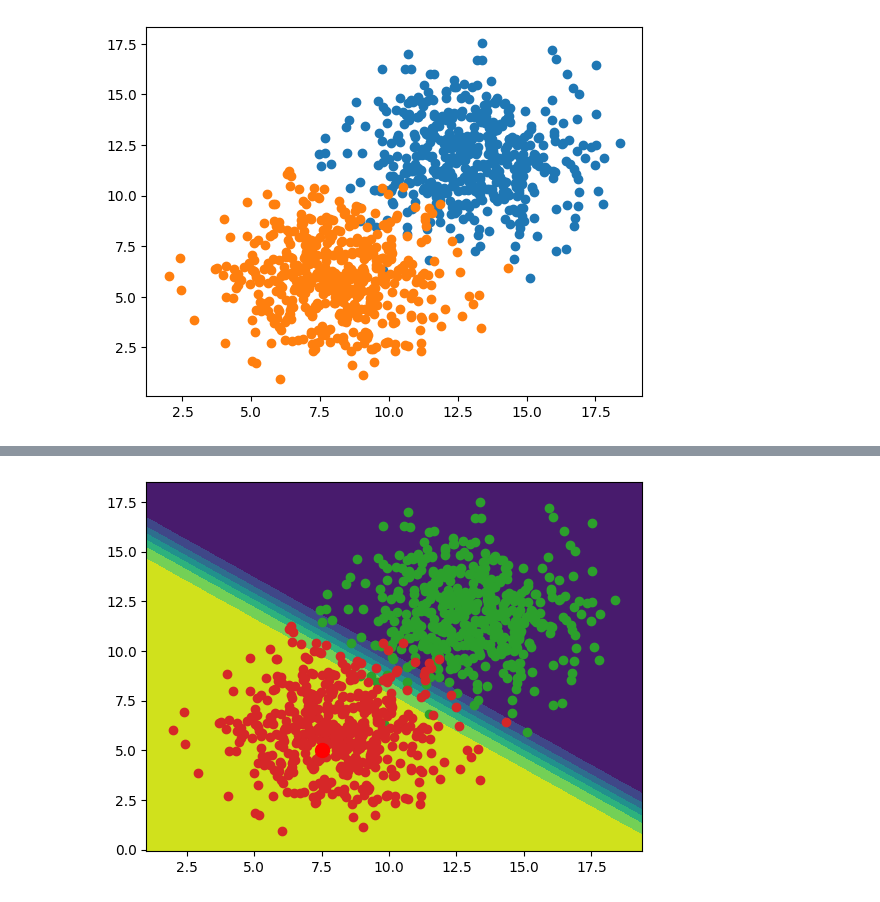
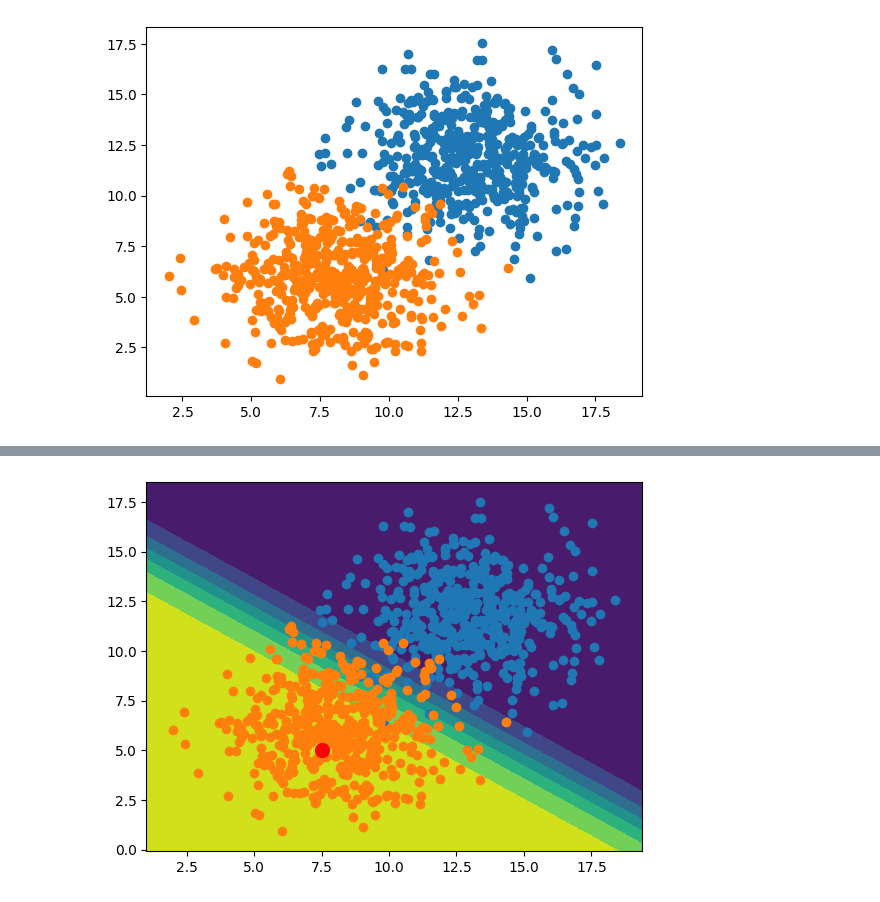
Before and after one commit to jack-yu-matrix/autonomous-driving, a Jupyter notebook: Perceptron.ipynb, the cells around one changed output, grey strips where cells are left out. Drawn from its saved outputs; the diff is of its cells as text; code cells hidden in the pictures.

```diff
--- a/Perceptron.ipynb
+++ b/Perceptron.ipynb
@@ -25,5 +25,5 @@ model = Sequential()
 model.add(Dense(units=1, input_shape=(2,), activation='sigmoid'))
 adam=Adam(learning_rate = 0.1 )
 model.compile(adam, loss='binary_crossentropy', metrics=['accuracy'])
-h=model.fit(x=X, y=y, verbose=1, batch_size=50,epochs=500, shuffle='true')
+h=model.fit(x=X, y=y, verbose=1, batch_size=50,epochs=50, shuffle='true')
 # %% [output]
@@ -69,10 +71,6 @@ def plot_decision_boundary(X, y, model):
     z = pred_func.reshape(xx.shape)
     plt.contourf(xx, yy, z)
 # %%
-plot_decision_boundary(X, y, model)
-plt.scatter(X[:n_pts,0], X[:n_pts,1])
-plt.scatter(X[n_pts:,0], X[n_pts:,1])
-
 plot_decision_boundary(X, y, model)
 plt.scatter(X[:n_pts,0], X[:n_pts,1])
 plt.scatter(X[n_pts:,0], X[n_pts:,1])
@@ -92 +89 @@ prediction is:  [[0.9999868]]
-[figure, old version]
+[figure, new version]
```
Also changed, not shown: parts of 4 cells of this notebook.
